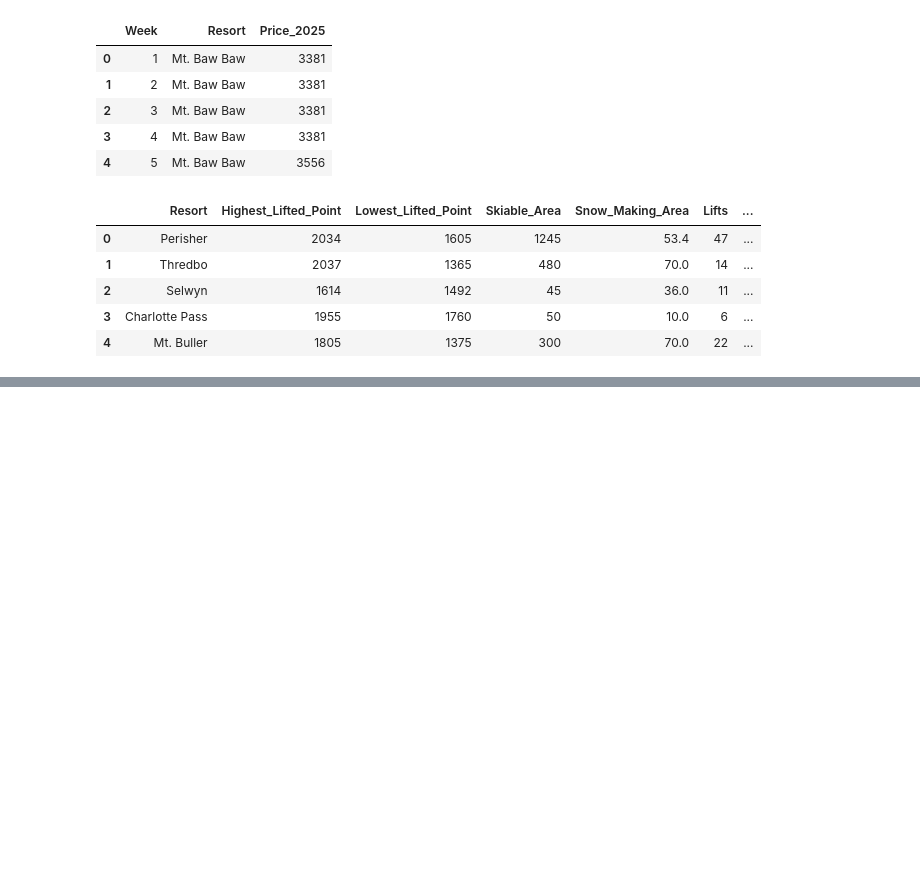
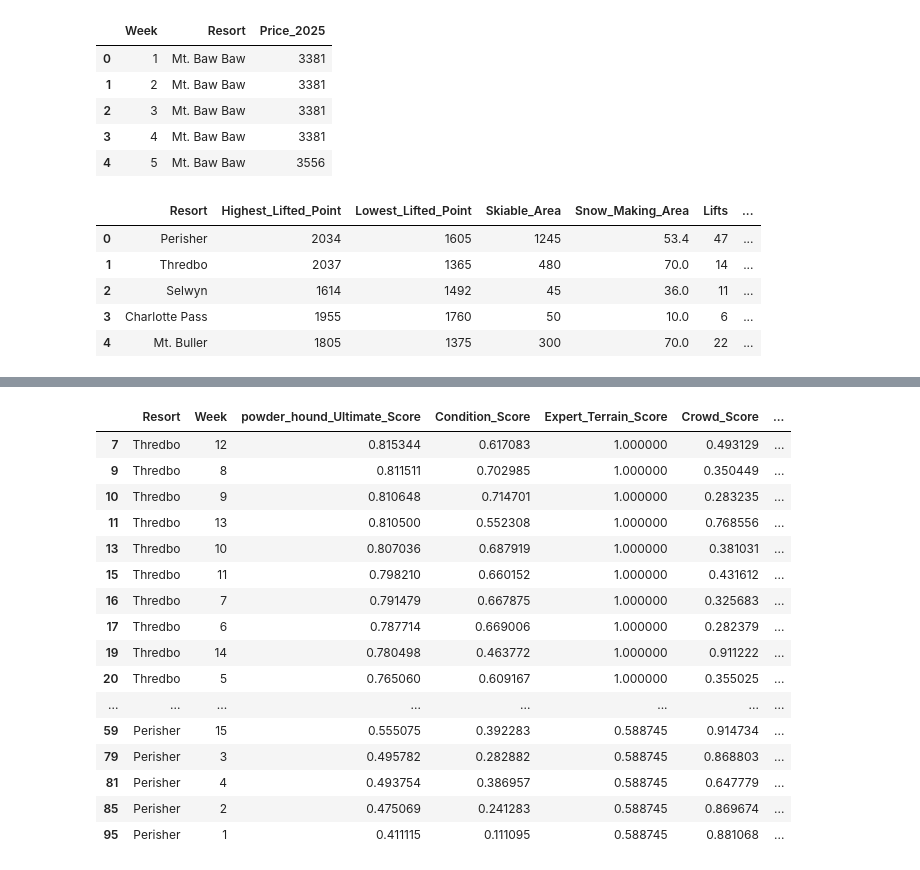
Before and after one commit to vathana-khun/inter-uni-datathon, a Jupyter notebook: recommendation.ipynb, the cells around one changed output, grey strips where cells are left out. Saved outputs shown, nothing was run; the diff lists cells and outputs as text; code cells hidden in the pictures; blank space fills up the shorter version.

```diff
--- a/recommendation.ipynb
+++ b/recommendation.ipynb
@@ -205,0 +255,23 @@ powder_hound_recommendation[[
+# %%
+temp_df=powder_hound_recommendation[[
+    'Resort', 'Week', 'powder_hound_Ultimate_Score',
+    'Condition_Score', 'Expert_Terrain_Score', 'Crowd_Score', 'Price_Score']]
+temp_df[temp_df["Resort"].isin(["Thredbo","Perisher"])]
+# %% [output]
+|  | Resort | Week | powder_hound_Ultimate_Score | Condition_Score | Expert_Terrain_Score | Crowd_Score | ... |
+| 7 | Thredbo | 12 | 0.815344 | 0.617083 | 1.000000 | 0.493129 | ... |
+| 9 | Thredbo | 8 | 0.811511 | 0.702985 | 1.000000 | 0.350449 | ... |
+| 10 | Thredbo | 9 | 0.810648 | 0.714701 | 1.000000 | 0.283235 | ... |
+| 11 | Thredbo | 13 | 0.810500 | 0.552308 | 1.000000 | 0.768556 | ... |
+| 13 | Thredbo | 10 | 0.807036 | 0.687919 | 1.000000 | 0.381031 | ... |
+| 15 | Thredbo | 11 | 0.798210 | 0.660152 | 1.000000 | 0.431612 | ... |
+| 16 | Thredbo | 7 | 0.791479 | 0.667875 | 1.000000 | 0.325683 | ... |
+| 17 | Thredbo | 6 | 0.787714 | 0.669006 | 1.000000 | 0.282379 | ... |
+| 19 | Thredbo | 14 | 0.780498 | 0.463772 | 1.000000 | 0.911222 | ... |
+| 20 | Thredbo | 5 | 0.765060 | 0.609167 | 1.000000 | 0.355025 | ... |
+| ... | ... | ... | ... | ... | ... | ... | ... |
+| 59 | Perisher | 15 | 0.555075 | 0.392283 | 0.588745 | 0.914734 | ... |
+| 79 | Perisher | 3 | 0.495782 | 0.282882 | 0.588745 | 0.868803 | ... |
+| 81 | Perisher | 4 | 0.493754 | 0.386957 | 0.588745 | 0.647779 | ... |
+| 85 | Perisher | 2 | 0.475069 | 0.241283 | 0.588745 | 0.869674 | ... |
+| 95 | Perisher | 1 | 0.411115 | 0.111095 | 0.588745 | 0.881068 | ... |
```
Also changed, not shown: parts of 6 cells of this notebook.
